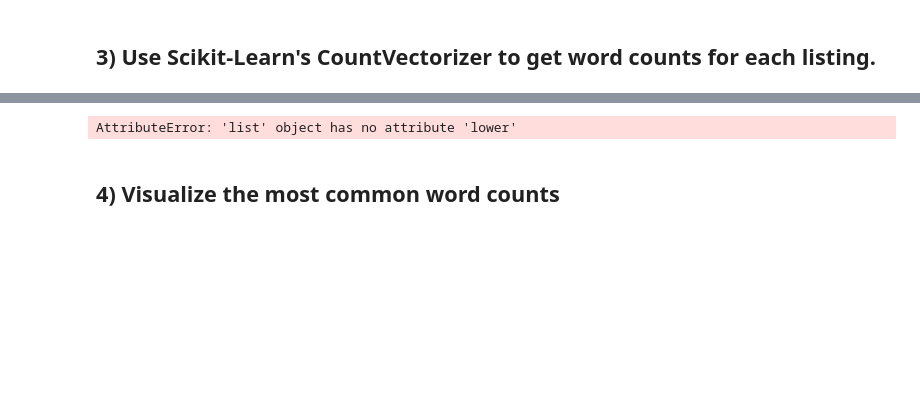
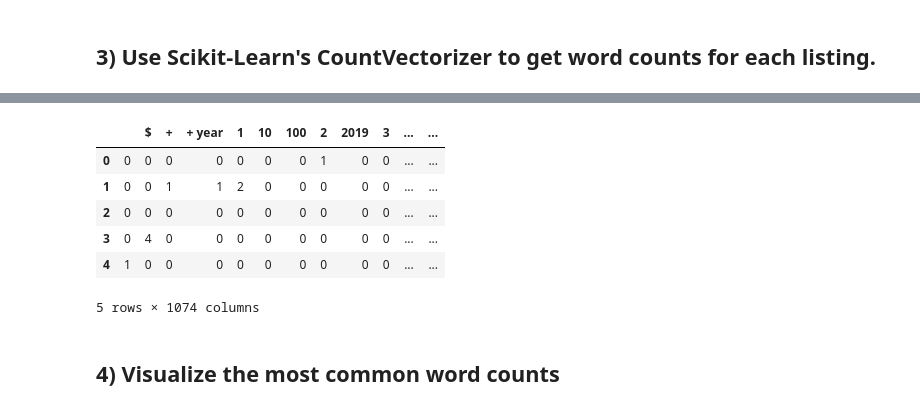
Before and after one commit to noreallyimfine/DS-Unit-4-Sprint-1-NLP, a Jupyter notebook: module2-vector-representations/LS_DS_412_Vector_Representations_Assignment.ipynb, the cells around one changed output, grey strips where cells are left out. Saved outputs shown, nothing was run; the diff lists cells and outputs as text; code cells hidden in the pictures; blank space fills up the shorter version.

```diff
--- a/module2-vector-representations/LS_DS_412_Vector_Representations_Assignment.ipynb
+++ b/module2-vector-representations/LS_DS_412_Vector_Representations_Assignment.ipynb
@@ -88,14 +111,26 @@ KeyError: 'lemmas'
+# %%
+def tokenize(document):
+
+    doc = nlp(document)
+
+    return [token.lemma_ for token in doc if token.is_stop != True and token.is_punct != True]
 # %%
-vect = CountVectorizer()
+vect = CountVectorizer(tokenizer=tokenize, min_df=0.05, max_df=.95, ngram_range=(1,2))
 
-vect.fit(df['lemmas'])
+vect.fit(data)
 
-sparse_dtm = vect.transform(df['lemmas'])
+sparse_dtm = vect.transform(data)
 
 dtm = pd.DataFrame(sparse_dtm.todense(), columns=vect.get_feature_names())
 
 dtm.head()
 # %% [output]
+|  |  | $ | + | + year | 1 | 10 | 100 | 2 | 2019 | 3 | ... | ... |
+| 0 | 0 | 0 | 0 | 0 | 0 | 0 | 0 | 1 | 0 | 0 | ... | ... |
+| 1 | 0 | 0 | 1 | 1 | 2 | 0 | 0 | 0 | 0 | 0 | ... | ... |
+| 2 | 0 | 0 | 0 | 0 | 0 | 0 | 0 | 0 | 0 | 0 | ... | ... |
+| 3 | 0 | 4 | 0 | 0 | 0 | 0 | 0 | 0 | 0 | 0 | ... | ... |
+| 4 | 1 | 0 | 0 | 0 | 0 | 0 | 0 | 0 | 0 | 0 | ... | ... |
-AttributeError: 'list' object has no attribute 'lower'
+5 rows × 1074 columns
 # %% [markdown]
 ## 4) Visualize the most common word counts
```
Also changed, not shown: parts of 18 cells of this notebook.
